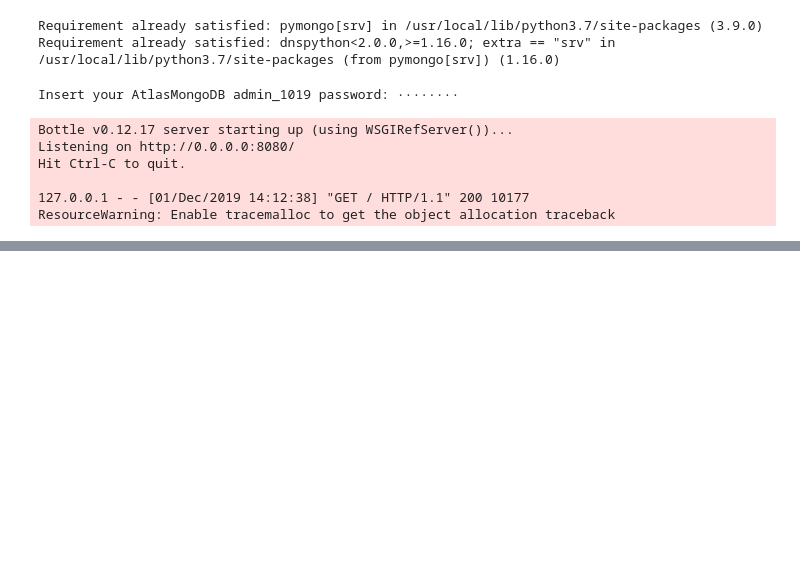
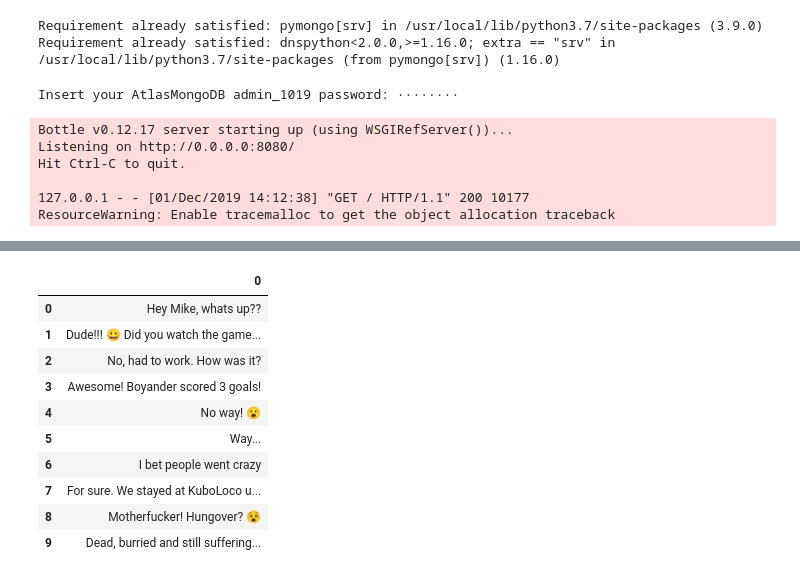
Before and after one commit to isagc/api-project, a Jupyter notebook: prueba-populate.py.ipynb, the cells around one changed output, grey strips where cells are left out. Saved outputs shown, nothing was run; the diff lists cells and outputs as text; code cells hidden in the pictures; blank space fills up the shorter version.

```diff
--- a/prueba-populate.py.ipynb
+++ b/prueba-populate.py.ipynb
@@ -82,0 +118,25 @@ run(host="0.0.0.0", port=8080, debug=True)
+# %%
+url='http://localhost:8080/chat/0'
+data = requests.get(url).json()
+df_0 = pd.DataFrame(data)
+df_0.to_json("./chats0.json", orient='records')
+
+texto = []
+for d in data:
+    texto.append(d['text'])
+
+df_0_txt = pd.DataFrame(texto)
+df_0_txt.to_json('./textchat0.json', orient='values')
+df_0_txt
+# %% [output]
+|  | 0 |
+| 0 | Hey Mike, whats up?? |
+| 1 | Dude!!! 😀️ Did you watch the game... |
+| 2 | No, had to work. How was it? |
+| 3 | Awesome! Boyander scored 3 goals! |
+| 4 | No way! 😮️ |
+| 5 | Way... |
+| 6 | I bet people went crazy |
+| 7 | For sure. We stayed at KuboLoco u... |
+| 8 | Motherfucker! Hungover? 😵️ |
+| 9 | Dead, burried and still suffering... |
```
Also changed, not shown: parts of 19 cells of this notebook, 14 other files.
